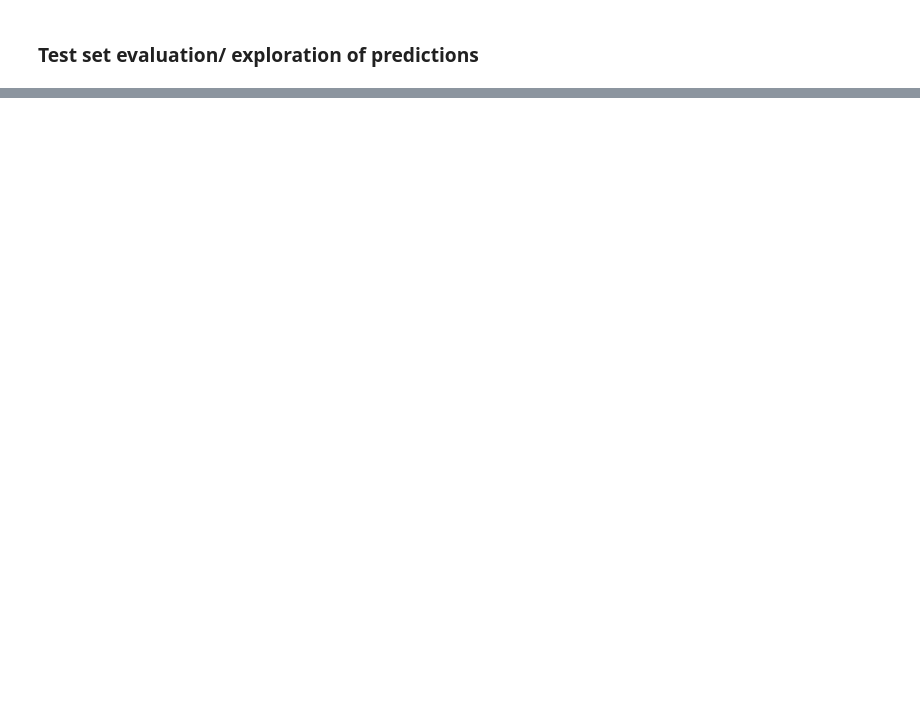
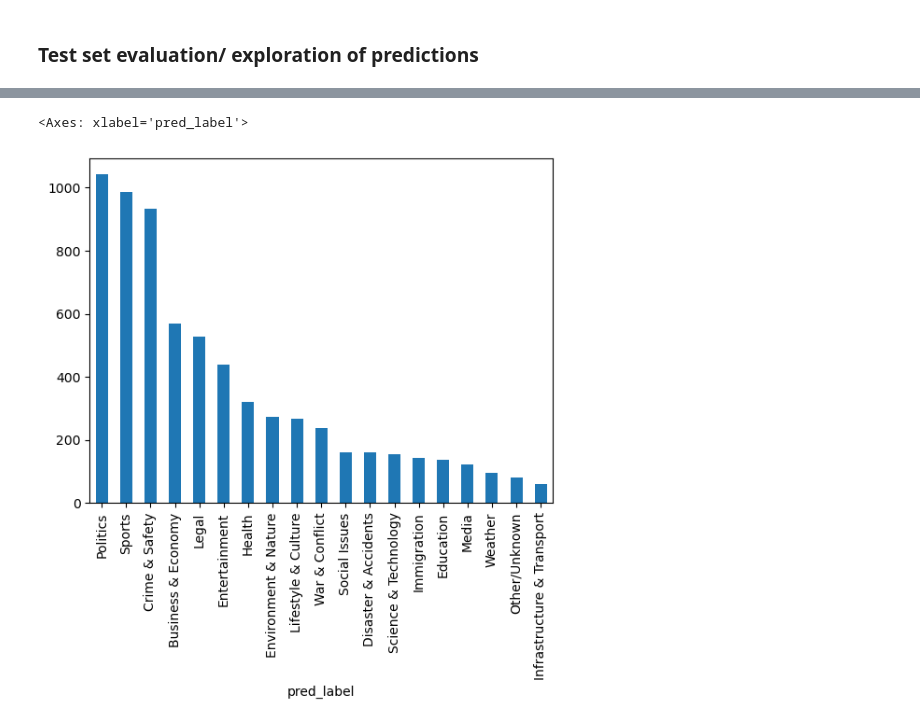
Before and after one commit to Ry-Rousseau/frame-delta, a Jupyter notebook: notebooks/topic_classifier_bert_v2.ipynb, the cells around one changed output, grey strips where cells are left out. Cells and saved outputs as stored; diff of their text form; code cells hidden in the pictures; blank space fills up the shorter version.

```diff
--- a/notebooks/topic_classifier_bert_v2.ipynb
+++ b/notebooks/topic_classifier_bert_v2.ipynb
@@ -653,0 +634,5 @@ True label: Environment & Nature -- Pred label Crime & Safety
+# %%
+df_results['pred_label'].value_counts().plot(kind='bar')
+# %% [output]
+<Axes: xlabel='pred_label'>
+[figure, added]
```
Also changed, not shown: parts of 15 cells of this notebook, 4 other files.
